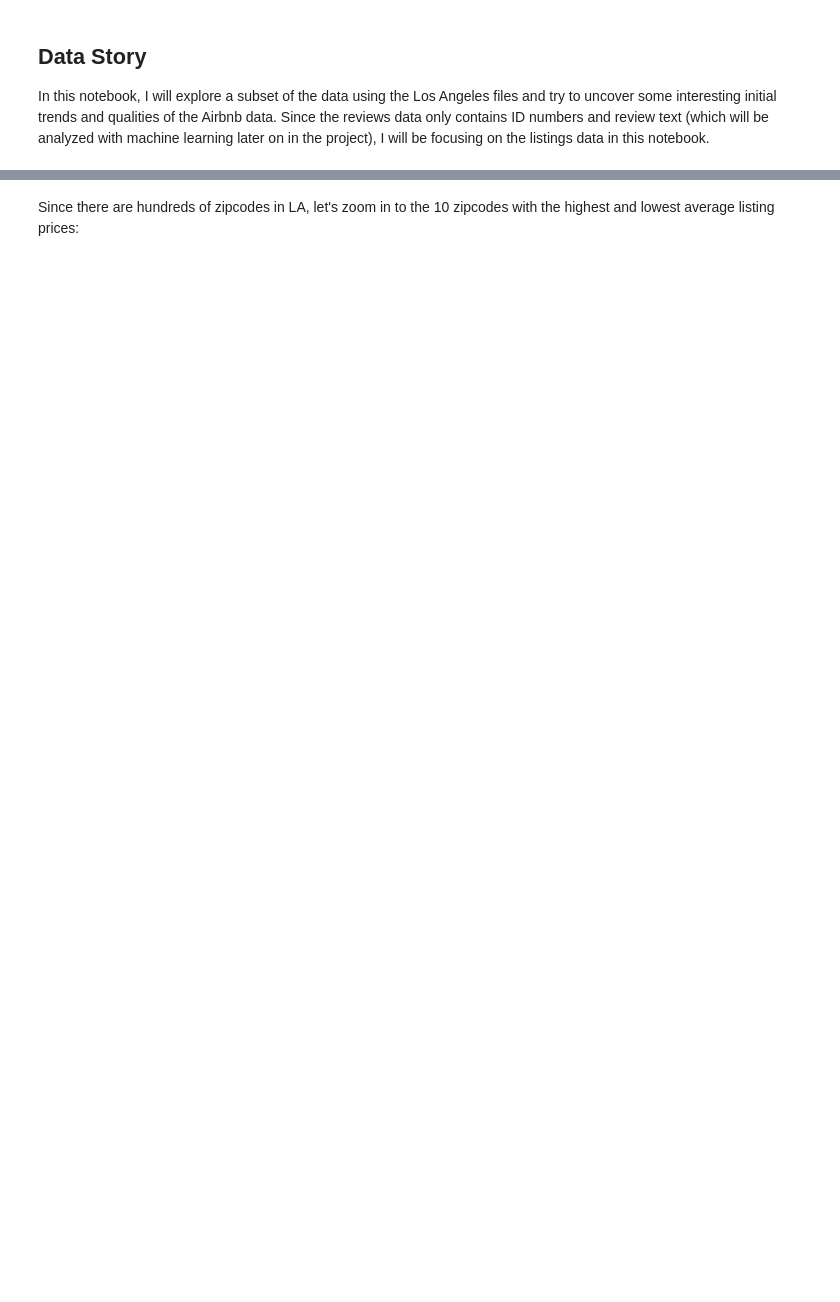
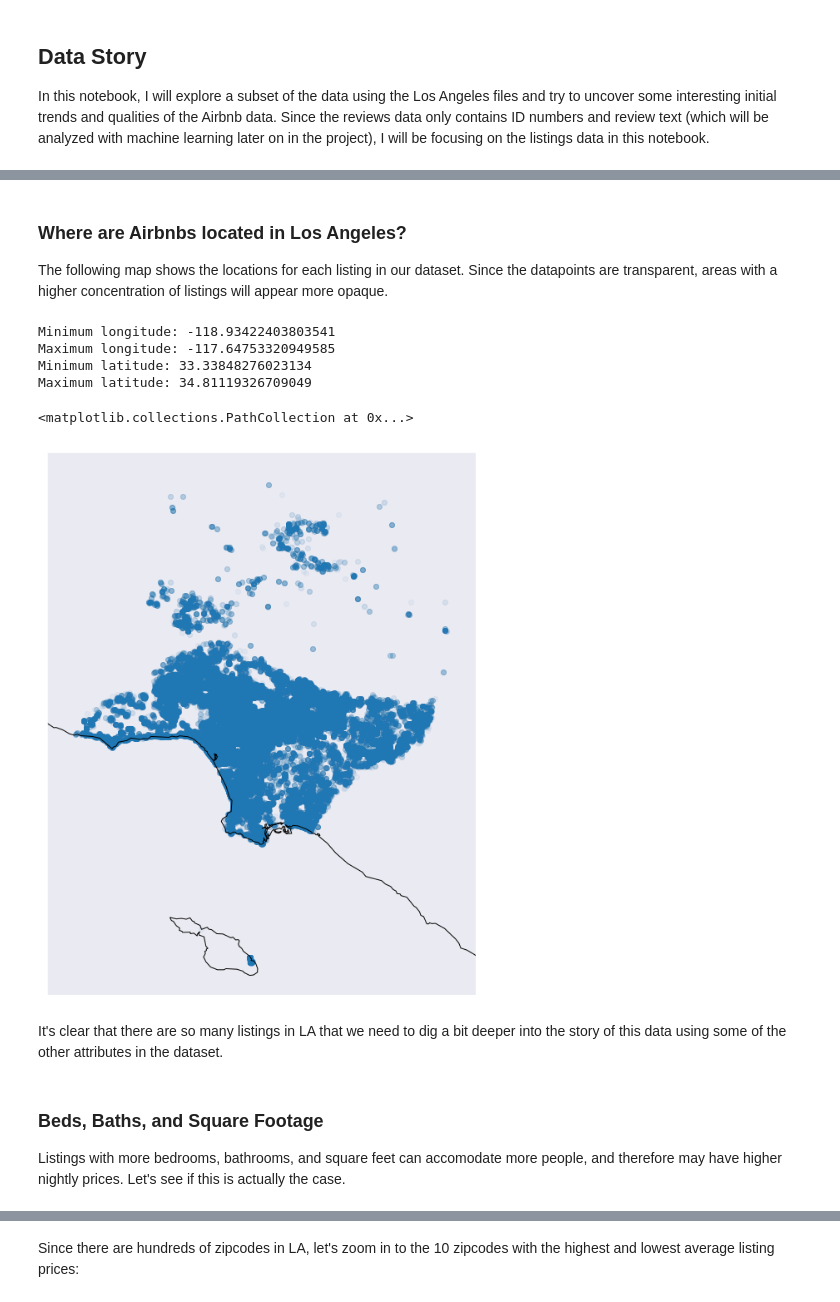
Before and after one commit to clairemiles/prescient-price, a Jupyter notebook: data_story/data_story.ipynb, the cells around one changed output, grey strips where cells are left out. Drawn from its saved outputs; the diff is of its cells as text; code cells hidden in the pictures; blank space fills up the shorter version.

```diff
--- a/data_story/data_story.ipynb
+++ b/data_story/data_story.ipynb
@@ -128,0 +32,3 @@ avg_price_per_zipcode = la_zip.pivot_table(values='price_USD', index='zipcode',
+# %%
+# load the data
+listings = pd.read_csv('/Users/limesncoconuts2/springboard_data/data_capstone_one/los_angeles/los-angeles_listings.csv')
@@ -128,0 +52,46 @@ avg_price_per_zipcode = la_zip.pivot_table(values='price_USD', index='zipcode',
+# %% [markdown]
+### Where are Airbnbs located in Los Angeles?
+
+The following map shows the locations for each listing in our dataset. Since the datapoints are transparent, areas with a higher concentration of listings will appear more opaque.
+# %%
+lon_min = listings.longitude.min()
+lon_max = listings.longitude.max()
+lat_min = listings.latitude.min()
+lat_max = listings.latitude.max()
+
+print('Minimum longitude:', lon_min)
+print('Maximum longitude:', lon_max)
+print('Minimum latitude:', lat_min)
+print('Maximum latitude:', lat_max)
+# %% [output]
+Minimum longitude: -118.93422403803541
+Maximum longitude: -117.64753320949585
+Minimum latitude: 33.33848276023134
+Maximum latitude: 34.81119326709049
+# %%
+fig = plt.figure(figsize=(12, 12))
+buffer = 0.1
+m = Basemap(projection='mill',
+            llcrnrlat = lat_min - buffer,
+            llcrnrlon = lon_min - buffer,
+            urcrnrlat = lat_max + buffer,
+            urcrnrlon = lon_max + buffer,
+            resolution='h')
+
+m.drawcoastlines()
+m.drawstates(color='b')
+
+lon, lat = m(listings['longitude'].tolist(), listings['latitude'].tolist())
+m.scatter(lon, lat, alpha=0.05)
+
+# add zipcode outlines
+m.readshapefile('zipcodes/zipcodes','zips')
+# %% [output]
+<matplotlib.collections.PathCollection at 0x...>
+[figure, added]
+# %% [markdown]
+It's clear that there are so many listings in LA that we need to dig a bit deeper into the story of this data using some of the other attributes in the dataset.
+# %% [markdown]
+### Beds, Baths, and Square Footage
+
+Listings with more bedrooms, bathrooms, and square feet can accomodate more people, and therefore may have higher nightly prices. Let's see if this is actually the case.
```
Also changed, not shown: parts of 93 cells of this notebook, 11 other files.
